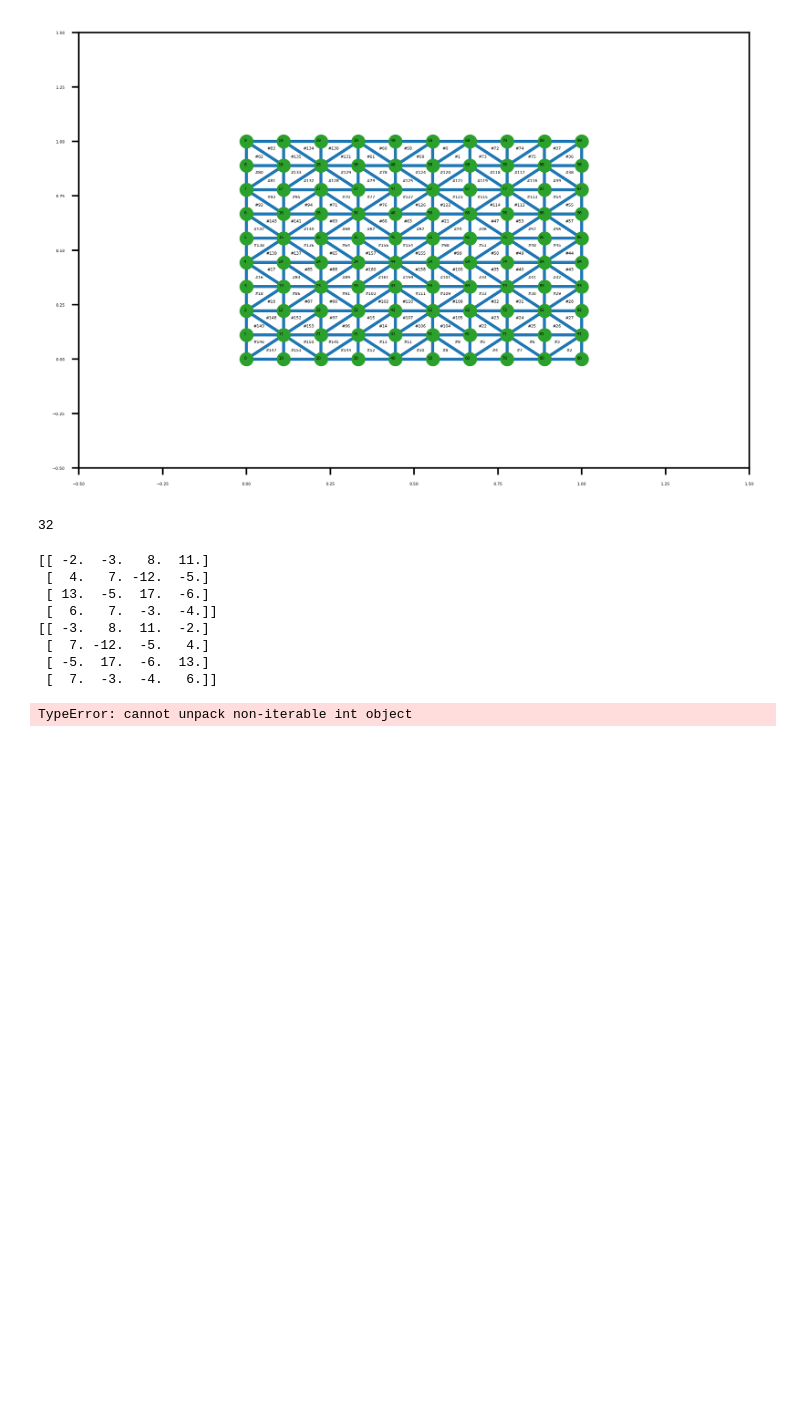
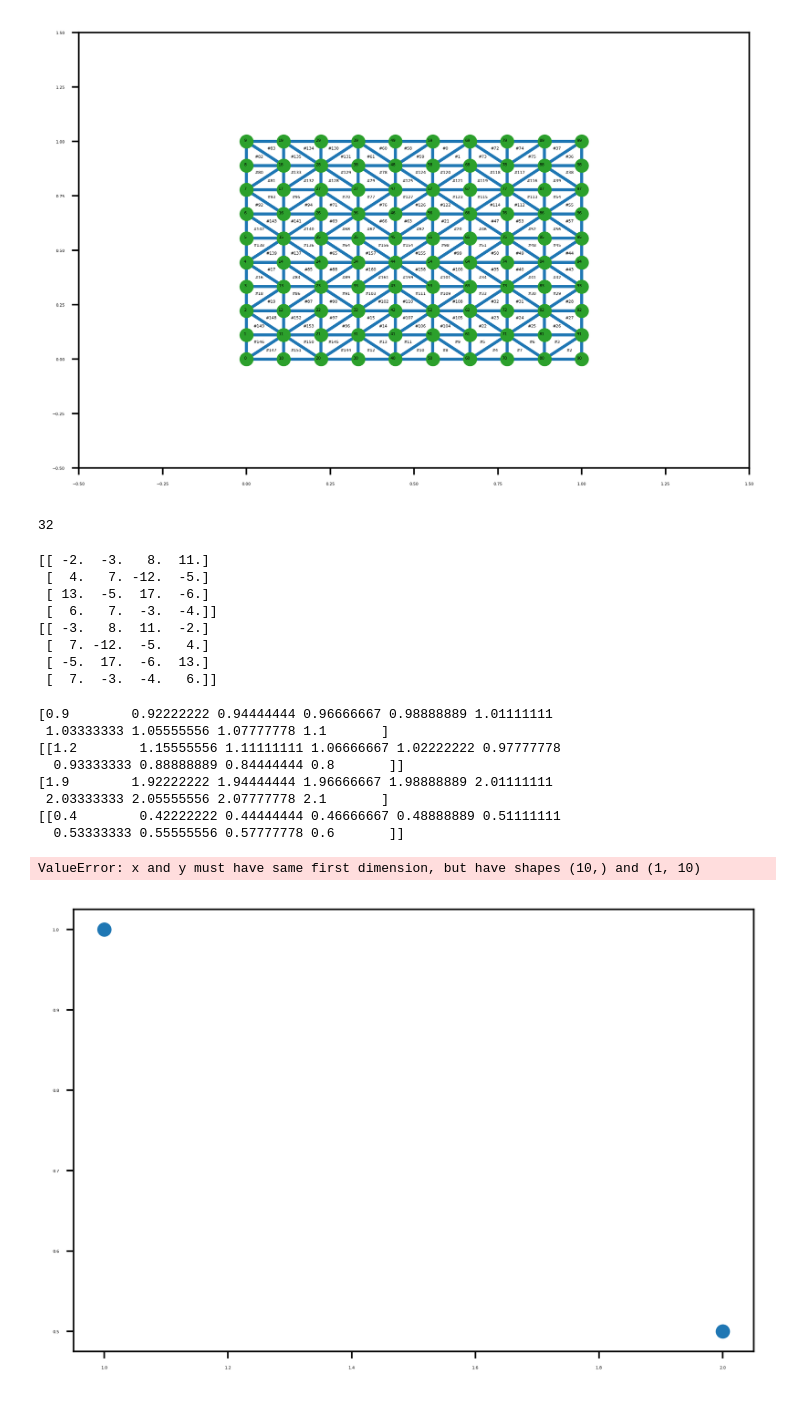
Before and after one commit to radioaktivity/plow, a Jupyter notebook: example_fipy.ipynb, the cells around one changed output. Drawn from its saved outputs; the diff is of its cells as text; code cells hidden in the pictures; blank space fills up the shorter version.

```diff
--- a/example_fipy.ipynb
+++ b/example_fipy.ipynb
@@ -83,9 +83,27 @@ print(b)
  [  7. -12.  -5.   4.]
  [ -5.  17.  -6.  13.]
  [  7.  -3.  -4.   6.]]
-# %%
-k = np.array([3, 0])
-b = 1/3 * np.array([k[1], k[0]])
-[r, b] = [0, 0]
-# %% [output]
-TypeError: cannot unpack non-iterable int object
+# %%
+def get_tangent(x,y,dxdy, width=0.1):
+    x_tan = np.linspace(x-width,x+width,10)
+    print(x_tan)
+    y_tan = dxdy*(x_tan - np.ones([1,10])[0]*x) + np.ones([1, 10])[0]*y
+    print(y_tan)
+    return [x_tan, y_tan]
+
+plt.scatter([1,2], [1,0.5])
+tan1 = get_tangent(1,1,-2)
+tan2 = get_tangent(2,0.5,1)
+plt.plot(tan1[0],tan1[1])
+plt.plot(tan2[0],tan2[1])
+# %% [output]
+[0.9        0.92222222 0.94444444 0.96666667 0.98888889 1.01111111
+ 1.03333333 1.05555556 1.07777778 1.1       ]
+[[1.2        1.15555556 1.11111111 1.06666667 1.02222222 0.97777778
+  0.93333333 0.88888889 0.84444444 0.8       ]]
+[1.9        1.92222222 1.94444444 1.96666667 1.98888889 2.01111111
+ 2.03333333 2.05555556 2.07777778 2.1       ]
+[[0.4        0.42222222 0.44444444 0.46666667 0.48888889 0.51111111
+  0.53333333 0.55555556 0.57777778 0.6       ]]
+ValueError: x and y must have same first dimension, but have shapes (10,) and (1, 10)
+[figure, added]
```
Also changed, not shown: 6 other files.
